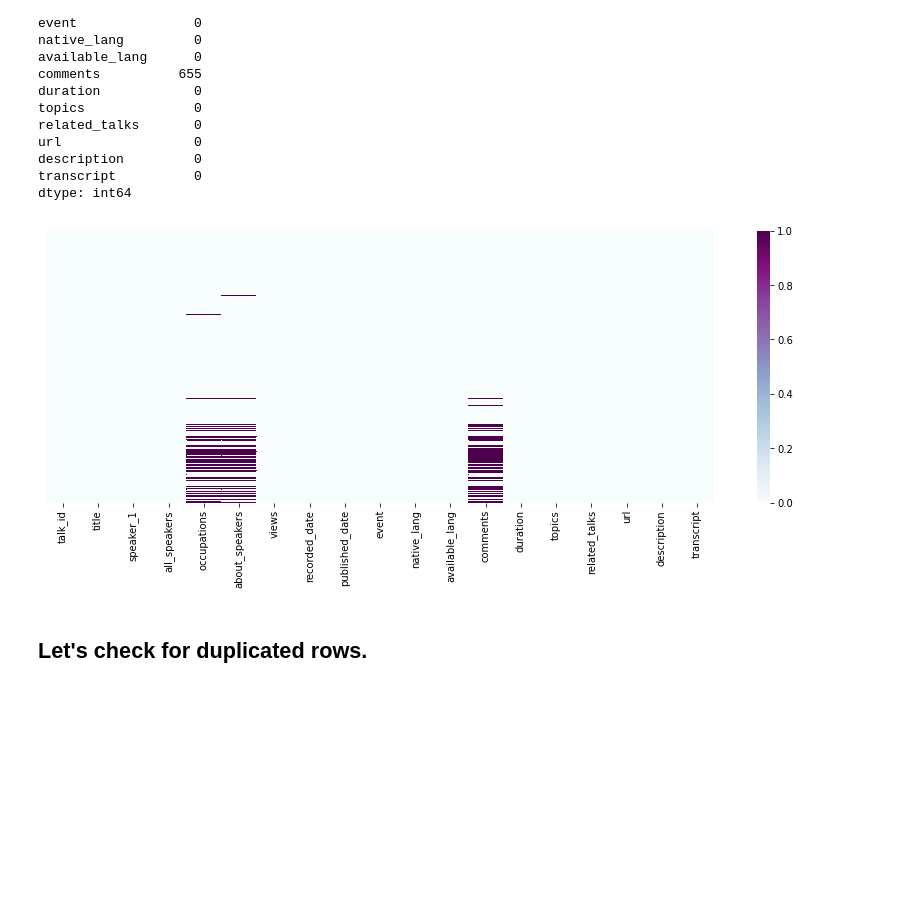
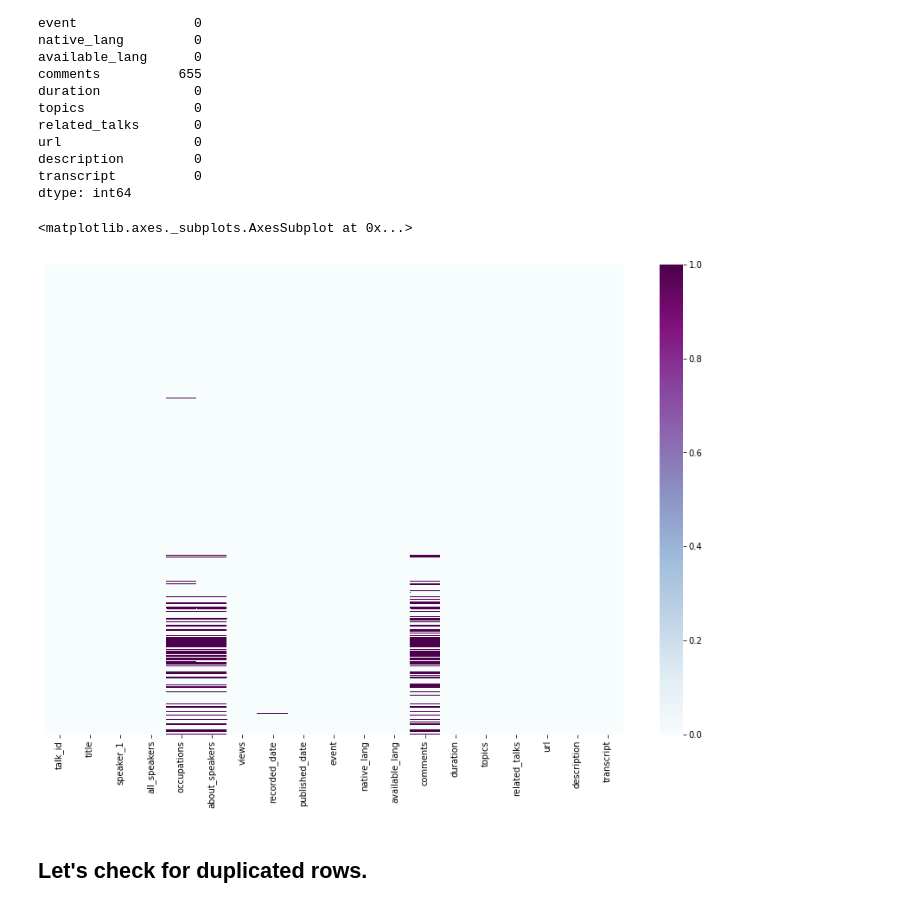
Before and after one commit to PuroshotamSingh/Ted-talk-views-prediction, a Jupyter notebook: Ted_Talk_Views_Prediction_Puroshotam_Singh_Capstone_Project_2.ipynb, the cells around one changed output. Drawn from its saved outputs; the diff is of its cells as text; code cells hidden in the pictures; blank space fills up the shorter version.

```diff
--- a/Ted_Talk_Views_Prediction_Puroshotam_Singh_Capstone_Project_2.ipynb
+++ b/Ted_Talk_Views_Prediction_Puroshotam_Singh_Capstone_Project_2.ipynb
@@ -130,10 +130,11 @@ dtype: int64
 # %%
 # Heatmap to check missing data in dataset
 
+plt.rcParams['figure.figsize'] = (15, 10)
 sns.heatmap(df.isnull(), yticklabels=False, cbar=True, cmap='BuPu')
-plt.rcParams['figure.figsize'] = (20, 10)
 # %% [output]
+<matplotlib.axes._subplots.AxesSubplot at 0x...>
-[figure, old version]
+[figure, new version]
 # %%
 # Dropping url column as it is of no use
 
```
Also changed, not shown: parts of 16 cells of this notebook.
